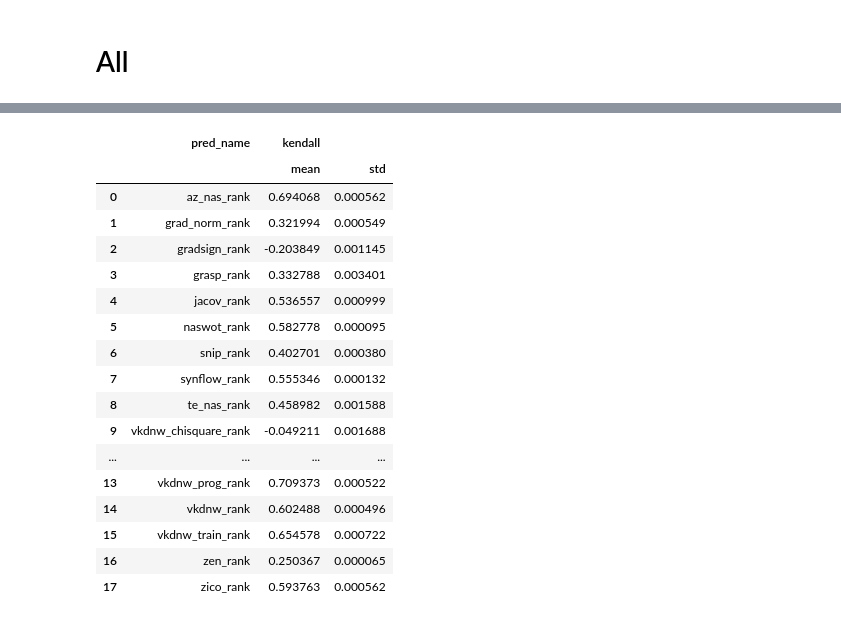
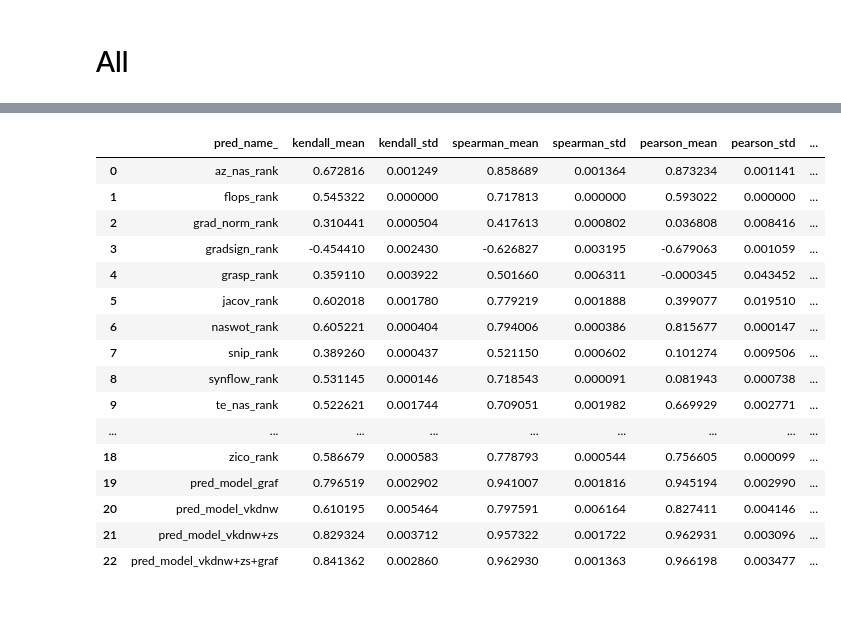
Before and after one commit to ondratybl/VKDNW, a Jupyter notebook: NB201/tss_analyze.ipynb, the cells around one changed output, grey strips where cells are left out. Saved outputs shown, nothing was run; the diff lists cells and outputs as text; code cells hidden in the pictures.

```diff
--- a/NB201/tss_analyze.ipynb
+++ b/NB201/tss_analyze.ipynb
@@ -267,4 +283,0 @@ The PostScript backend does not support transparency; partially transparent arti
-# %%
-for zero_cost_score in zero_cost_score_list:
-    results_temp = results.loc[results['seed'] == results['seed'].unique().min(), :].copy()
-    analyze_results(api_nats, results_temp, zero_cost_score, target)
@@ -354,0 +284,18 @@ gradsign: -0.20417240740166165  -0.2656954142933884     -0.26569541429338844
+# %%
+"""
+for zero_cost_score in ['vkdnw']:
+    for i in range(5):
+        results_temp = results.loc[results['seed'] == results['seed'].unique().min(), :].copy().sample(n=3000)
+        analyze_results(api_nats, results_temp, zero_cost_score, target)
+
+df_top = None
+for seed in range(1, 6):
+    results_temp = results.loc[results['seed'] == seed, :].sample(n=3000, random_state=seed).copy()
+    for pred in [p for p in results_temp.columns if '_rank' in p]:
+        top_acc = results_temp.loc[results_temp[pred].idxmax(), target]
+        if df_top is None:
+            df_top = pd.DataFrame({'acc': top_acc, 'acc_max': results_temp[target].max(), 'pred': pred, 'seed': seed}, index=[0])
+        else:
+            df_top = pd.concat([df_top, pd.DataFrame({'acc': top_acc, 'acc_max': results_temp[target].max(), 'pred': pred, 'seed': seed}, index=[0])], ignore_index=True)
+df_top.groupby('pred', as_index=False)[['acc', 'acc_max']].agg(['max', 'mean', 'std']).reset_index()
+"""
@@ -365,12 +314,13 @@ else:
     from sklearn.model_selection import train_test_split
 
     pred_lists = {
-        'model_vkdnw': [p for p in results.columns if '_lambda_' in p] + ['vkdnw_chisquare', 'vkdnw_dim', 'flops'],
-        'model_vkdnw+zs': [p for p in results.columns if '_lambda_' in p] + ['vkdnw_chisquare', 'vkdnw_dim', 'flops'] + ['expressivity', 'progressivity', 'trainability', 'jacov','gradsign', 'zico', 'zen', 'grad_norm', 'naswot', 'synflow', 'snip', 'grasp', 'ntk', 'linear_region'],
-        'model_vkdnw+zs+graf': [p for p in results.columns if '_lambda_' in p] + ['vkdnw_chisquare', 'vkdnw_dim', 'flops'] + ['expressivity', 'progressivity', 'trainability', 'jacov','gradsign', 'zico', 'zen', 'grad_norm', 'naswot', 'synflow', 'snip', 'grasp', 'ntk', 'linear_region'] + [p for p in results.columns if 'op_' in p] + [p for p in results.columns if 'node_' in p]
+        'model_vkdnw': [p for p in results.columns if '_lambda_' in p] + ['vkdnw_dim', 'flops'], #['vkdnw_chisquare', 'vkdnw_dim', 'flops'],
+        'model_vkdnw+zs': [p for p in results.columns if '_lambda_' in p] + ['vkdnw_dim', 'flops'] + ['expressivity', 'progressivity', 'trainability', 'jacov','gradsign', 'zico', 'zen', 'grad_norm', 'naswot', 'synflow', 'snip', 'grasp', 'ntk', 'linear_region'],
+        'model_vkdnw+zs+graf': [p for p in results.columns if '_lambda_' in p] + ['vkdnw_dim', 'flops'] + ['expressivity', 'progressivity', 'trainability', 'jacov','gradsign', 'zico', 'zen', 'grad_norm', 'naswot', 'synflow', 'snip', 'grasp', 'ntk', 'linear_region'] + [p for p in results.columns if 'op_' in p] + [p for p in results.columns if 'node_' in p],
+        'model_graf': [p for p in results.columns if 'op_' in p] + [p for p in results.columns if 'node_' in p]
     }
 
-    for train_size in [32, 128, 1024]:
+    for train_size in [1024]:
         for seed in results['seed'].unique():
 
             results_temp = results.loc[results['seed'] == seed, :].copy()
@@ -385,7 +335,7 @@ else:
                 ])
                 model.fit(train_df[pred_list], train_df[target])
                 test_df['pred_' + model_name] = model.predict(test_df[pred_list])
-                log_train_temp = pd.DataFrame(get_metrics(test_df, 'pred_' + model_name, show_plot=False))
+                log_train_temp = pd.DataFrame(get_metrics(test_df, 'pred_' + model_name, show_plot=False, seed=seed))
                 log_train_temp['train_size'] = train_size
 
                 if log_train is None:
@@ -399,6 +349,6 @@ else:
     log_train = log_train.groupby(['pred_name', 'train_size'], as_index=False).agg(['mean', 'std']).reset_index()
     log_train['dataset'] = dataset
     log_train['no_seeds'] = len(results['seed'].unique())
-    log_train['archs_filtered'] = str(compute_graf)
+    log_train['archs_filtered'] = compute_graf_str
     log_train
 # %% [output]
@@ -406,30 +360,27 @@ No graf prediction.
 # %%
 if compute_graf:
-    name_app = 'filtered'
     log_save = pd.concat([log, log_train], ignore_index=True)
 else:
-    name_app = 'unfiltered'
     log_save = log
 
-log_save.to_csv(f'{dataset}_{name_app}_log.csv', index=False)
+log_save.columns = ['_'.join(col) for col in log_save.columns]
+log_save.to_csv(f'{dataset}_{compute_graf_str}_log.csv', index=False)
+log_save
+# %% [output]
+|  | pred_name_ | kendall_mean | kendall_std | spearman_mean | spearman_std | pearson_mean | pearson_std | ... |
+| 0 | az_nas_rank | 0.672816 | 0.001249 | 0.858689 | 0.001364 | 0.873234 | 0.001141 | ... |
+| 1 | flops_rank | 0.545322 | 0.000000 | 0.717813 | 0.000000 | 0.593022 | 0.000000 | ... |
+| 2 | grad_norm_rank | 0.310441 | 0.000504 | 0.417613 | 0.000802 | 0.036808 | 0.008416 | ... |
+| 3 | gradsign_rank | -0.454410 | 0.002430 | -0.626827 | 0.003195 | -0.679063 | 0.001059 | ... |
+| 4 | grasp_rank | 0.359110 | 0.003922 | 0.501660 | 0.006311 | -0.000345 | 0.043452 | ... |
+| 5 | jacov_rank | 0.602018 | 0.001780 | 0.779219 | 0.001888 | 0.399077 | 0.019510 | ... |
+| 6 | naswot_rank | 0.605221 | 0.000404 | 0.794006 | 0.000386 | 0.815677 | 0.000147 | ... |
+| 7 | snip_rank | 0.389260 | 0.000437 | 0.521150 | 0.000602 | 0.101274 | 0.009506 | ... |
+| 8 | synflow_rank | 0.531145 | 0.000146 | 0.718543 | 0.000091 | 0.081943 | 0.000738 | ... |
+| 9 | te_nas_rank | 0.522621 | 0.001744 | 0.709051 | 0.001982 | 0.669929 | 0.002771 | ... |
+| ... | ... | ... | ... | ... | ... | ... | ... | ... |
+| 18 | zico_rank | 0.586679 | 0.000583 | 0.778793 | 0.000544 | 0.756605 | 0.000099 | ... |
+| 19 | pred_model_graf | 0.796519 | 0.002902 | 0.941007 | 0.001816 | 0.945194 | 0.002990 | ... |
+| 20 | pred_model_vkdnw | 0.610195 | 0.005464 | 0.797591 | 0.006164 | 0.827411 | 0.004146 | ... |
+| 21 | pred_model_vkdnw+zs | 0.829324 | 0.003712 | 0.957322 | 0.001722 | 0.962931 | 0.003096 | ... |
+| 22 | pred_model_vkdnw+zs+graf | 0.841362 | 0.002860 | 0.962930 | 0.001363 | 0.966198 | 0.003477 | ... |
-# %%
-log_save[['pred_name', 'kendall']]
-# %% [output]
-|  | pred_name | kendall |  |
-|  |  | mean | std |
-| 0 | az_nas_rank | 0.694068 | 0.000562 |
-| 1 | grad_norm_rank | 0.321994 | 0.000549 |
-| 2 | gradsign_rank | -0.203849 | 0.001145 |
-| 3 | grasp_rank | 0.332788 | 0.003401 |
-| 4 | jacov_rank | 0.536557 | 0.000999 |
-| 5 | naswot_rank | 0.582778 | 0.000095 |
-| 6 | snip_rank | 0.402701 | 0.000380 |
-| 7 | synflow_rank | 0.555346 | 0.000132 |
-| 8 | te_nas_rank | 0.458982 | 0.001588 |
-| 9 | vkdnw_chisquare_rank | -0.049211 | 0.001688 |
-| ... | ... | ... | ... |
-| 13 | vkdnw_prog_rank | 0.709373 | 0.000522 |
-| 14 | vkdnw_rank | 0.602488 | 0.000496 |
-| 15 | vkdnw_train_rank | 0.654578 | 0.000722 |
-| 16 | zen_rank | 0.250367 | 0.000065 |
-| 17 | zico_rank | 0.593763 | 0.000562 |
```
Also changed, not shown: parts of 28 cells of this notebook, 4 other files.
